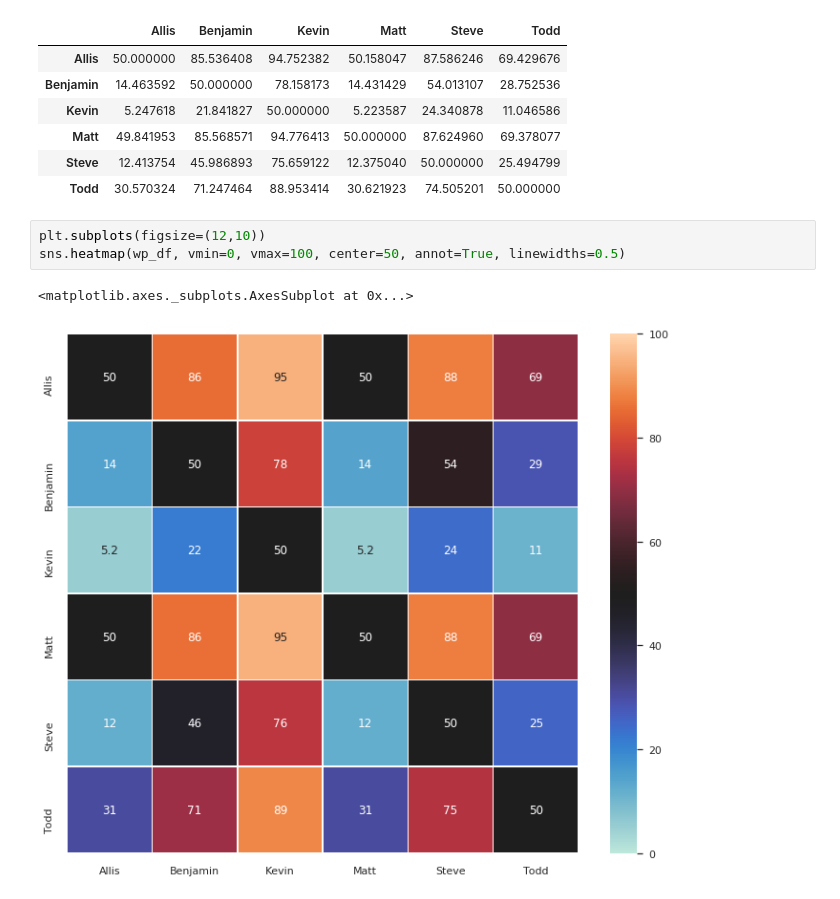
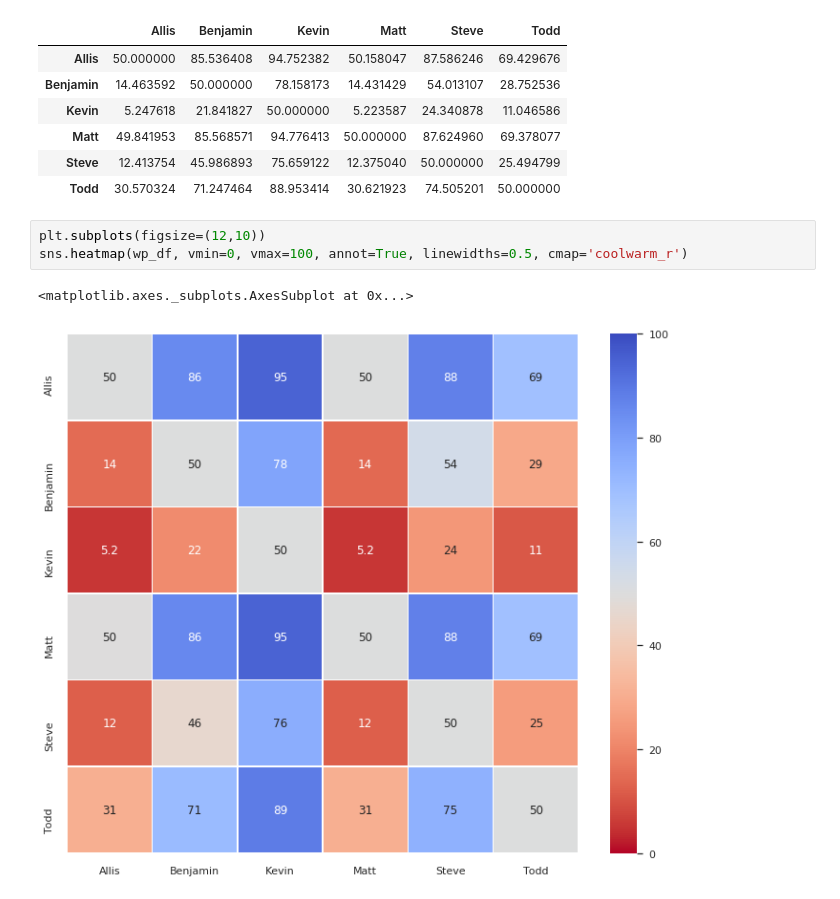
Before and after one commit to ThePlaidMentat/warrank, a Jupyter notebook: RedRankTrueSkill.ipynb, the cells around one changed output. Saved outputs shown, nothing was run; the diff lists cells and outputs as text.

Commit message:
Update heatmap colormap.

```diff
--- a/RedRankTrueSkill.ipynb
+++ b/RedRankTrueSkill.ipynb
@@ -139,7 +139,7 @@ wp_df
 | Todd | 30.570324 | 71.247464 | 88.953414 | 30.621923 | 74.505201 | 50.000000 |
 # %%
 plt.subplots(figsize=(12,10))
-sns.heatmap(wp_df, vmin=0, vmax=100, center=50, annot=True, linewidths=0.5)
+sns.heatmap(wp_df, vmin=0, vmax=100, annot=True, linewidths=0.5, cmap='coolwarm_r')
 # %% [output]
 <matplotlib.axes._subplots.AxesSubplot at 0x...>
-[figure, old version]
+[figure, new version]
```
